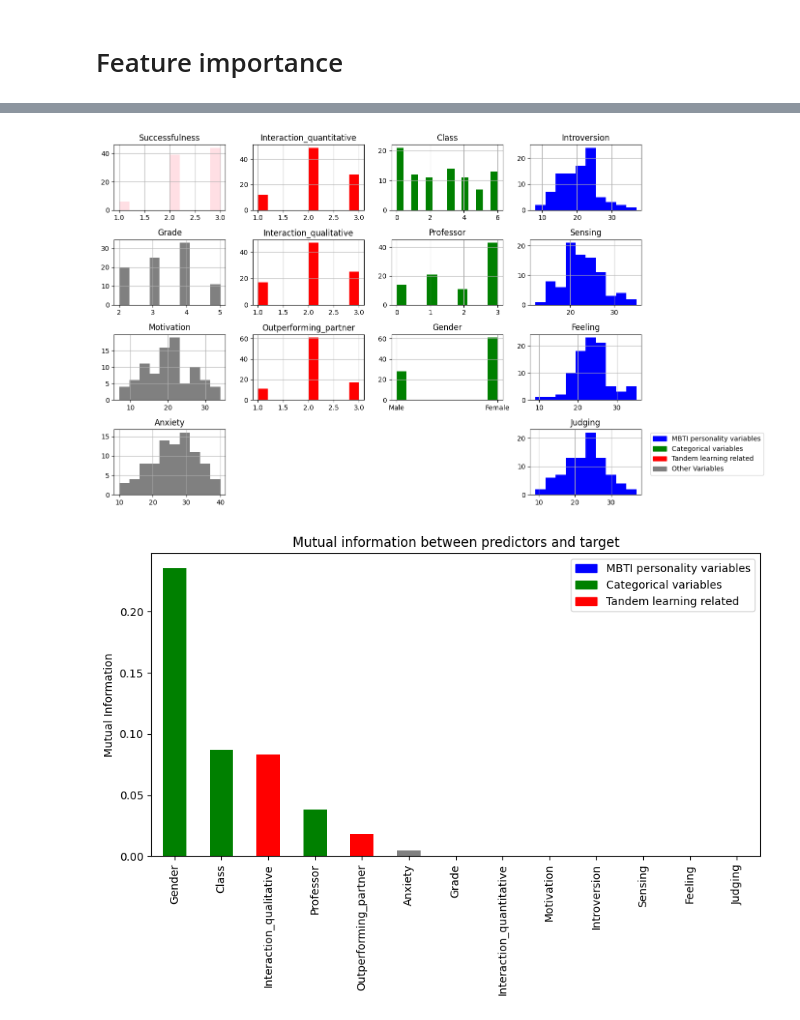
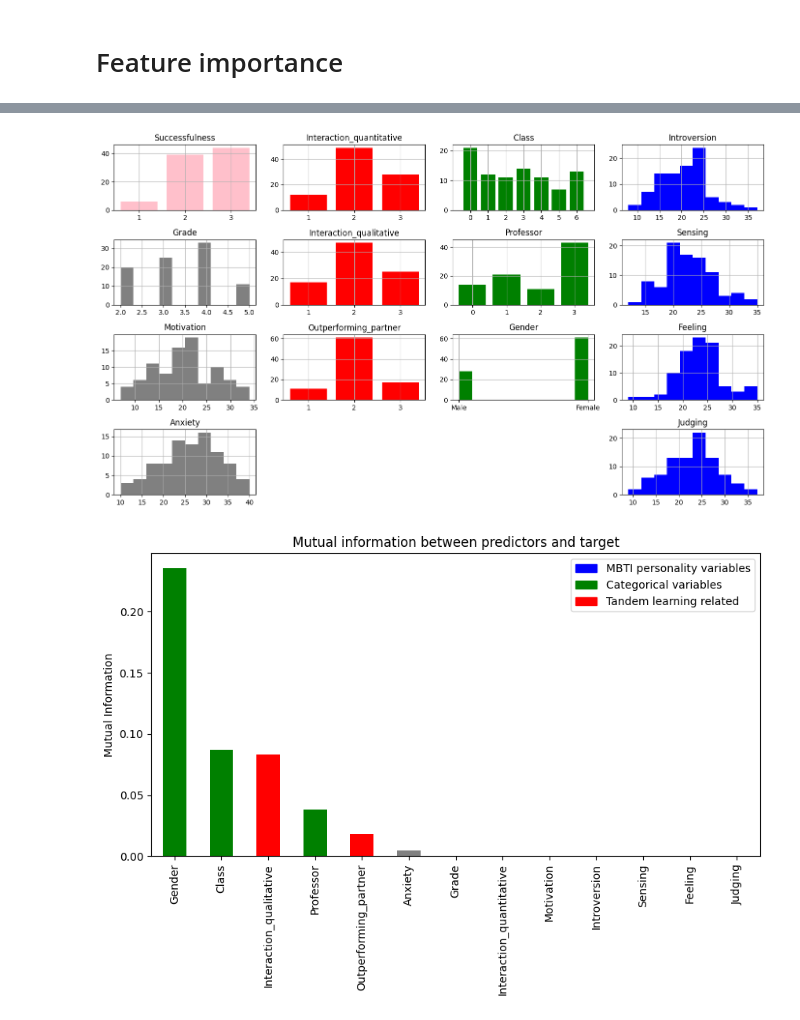
Before and after one commit to borbregant/ai_tandem_learning, a Jupyter notebook: feature_importance.ipynb, the cells around one changed output, grey strips where cells are left out. Saved outputs shown, nothing was run; the diff lists cells and outputs as text; code cells hidden in the pictures.

```diff
--- a/feature_importance.ipynb
+++ b/feature_importance.ipynb
@@ -13,5 +160,6 @@ data.rename(columns={'Anksioznost': 'Anxiety', 'Interakcija_kvalitativno': 'Inte
 # %%
 import matplotlib.pyplot as plt
+import numpy as np
 
 columns_to_plot = data.columns
 
@@ -34,46 +182,58 @@ gender_labels = {
     1: 'Female'
 }
 
+# Handling Successfulness separately in case of issues
+successfulness_col = 'Successfulness'
+
 color_categories = {}
 for col in columns_to_plot:
     color = colors.get(col, 'gray')
     if color not in color_categories:
         color_categories[color] = []
     color_categories[color].append(col)
 
 # Ensure Successfulness stays in the original position
-if 'Successfulness' in color_categories['gray']:
-    color_categories['gray'].remove('Successfulness')
-    color_categories['gray'].insert(columns_to_plot.get_loc('Successfulness'), 'Successfulness')
+if successfulness_col in color_categories['gray']:
+    color_categories['gray'].remove(successfulness_col)
+    color_categories['gray'].insert(columns_to_plot.get_loc(successfulness_col), successfulness_col)
 
 num_categories = len(color_categories)
 num_plots = max(len(cols) for cols in color_categories.values())
 
 plt.figure(figsize=(14, 8))
 
 for i, (color, cols) in enumerate(color_categories.items()):
     for j, col in enumerate(cols):
         plt.subplot(num_categories, num_plots, j * num_categories + i + 1)
-        if col == 'Successfulness':
-            data[col].hist(alpha=0.5, color='pink')  # Change transparency and color for 'Successfulness'
+        if col in ['Professor', 'Interaction_qualitative', 'Interaction_quantitative', 'Outperforming_partner']:
+            # Calculate bin edges to center bins around whole numbers for specific columns
+            bin_edges = np.arange(int(data[col].min()) - 0.5, int(data[col].max()) + 1.5, 1)
+            data[col].astype(int).hist(bins=bin_edges, color=colors[col], align='mid', rwidth=0.8)
+            plt.xticks(range(int(data[col].min()), int(data[col].max()) + 1))  # Set x-axis ticks to whole numbers
         elif col == 'Gender':
             # Custom tick labels for Gender column
             plt.xticks([0, 1], [gender_labels.get(0, '0'), gender_labels.get(1, '1')])
             data[col].hist(color=color)
         elif col == 'Class':
-            # Customizing bins to separate bars in Class column
-            data[col].hist(bins=len(data[col].unique()) * 2, color=color)
+            # Customizing bins to center bars in Class column and prevent touching
+            data[col].hist(bins=np.arange(data[col].min() - 0.5, data[col].max() + 1.5, 1), color=color, rwidth=0.8)
+            plt.xticks(np.arange(data[col].min(), data[col].max() + 1))  # Set x-axis ticks to whole numbers
+            plt.xlim(data[col].min() - 1, data[col].max() + 1)  # Adjusting x-axis limit
+        elif col == successfulness_col:
+            # Handling Successfulness separately
+            bin_edges = np.arange(int(data[successfulness_col].min()) - 0.5, int(data[successfulness_col].max()) + 1.5, 1)
+            data[successfulness_col].astype(int).hist(bins=bin_edges, color='pink', align='mid', rwidth=0.8)
+            plt.xticks(range(int(data[successfulness_col].min()), int(data[successfulness_col].max()) + 1))
         else:
             data[col].hist(color=color)
         plt.title(col)
 
 # Place the legend using coordinates
-plt.legend(legend_patches, legend_labels, bbox_to_anchor=(1.05, 1), loc='upper left')
 
 plt.tight_layout()
 plt.show()
 # %% [output]
-[figure, old version]
+[figure, new version]
 # %%
 X = data.drop("Successfulness", axis=1)
 y = data["Successfulness"]
```
Also changed, not shown: parts of 10 cells of this notebook, 2 other files.
